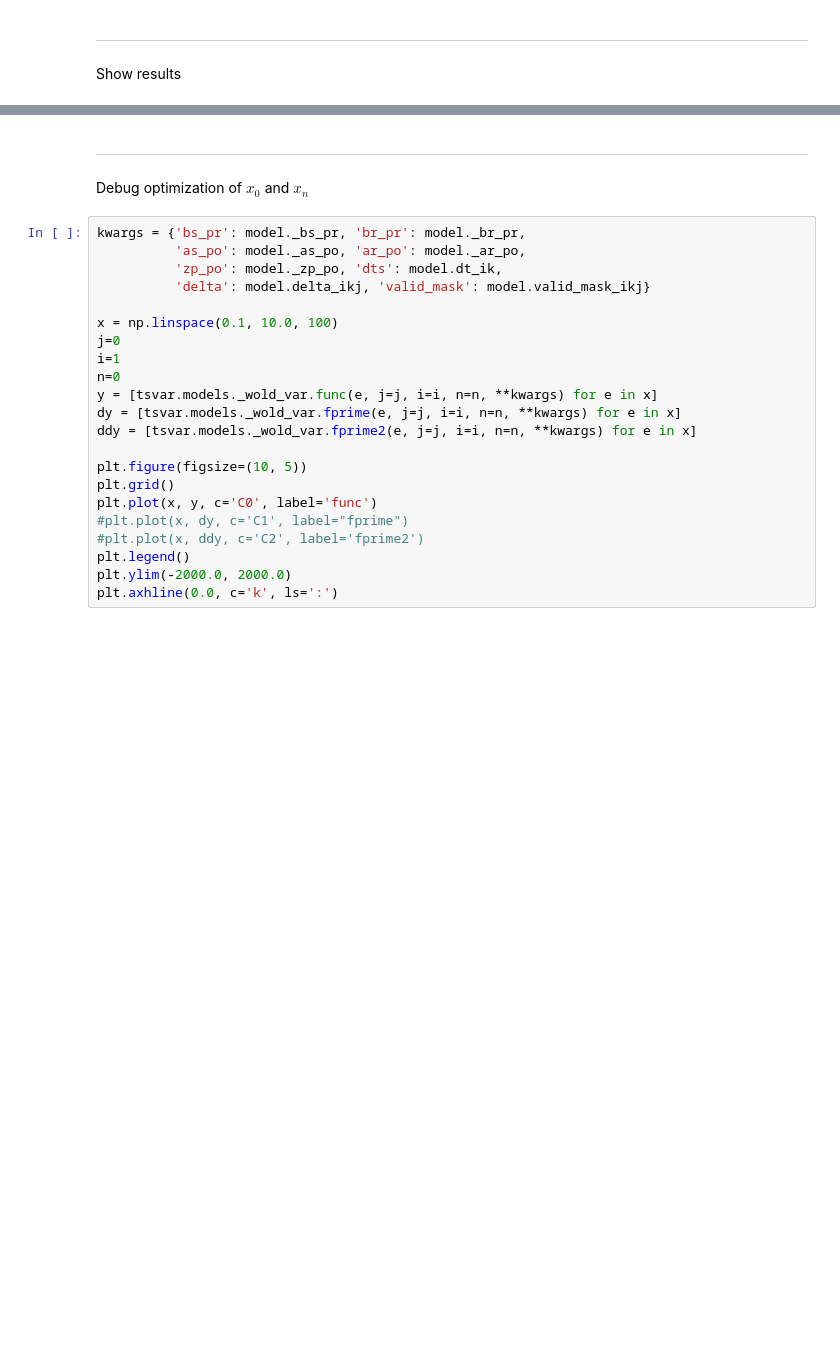
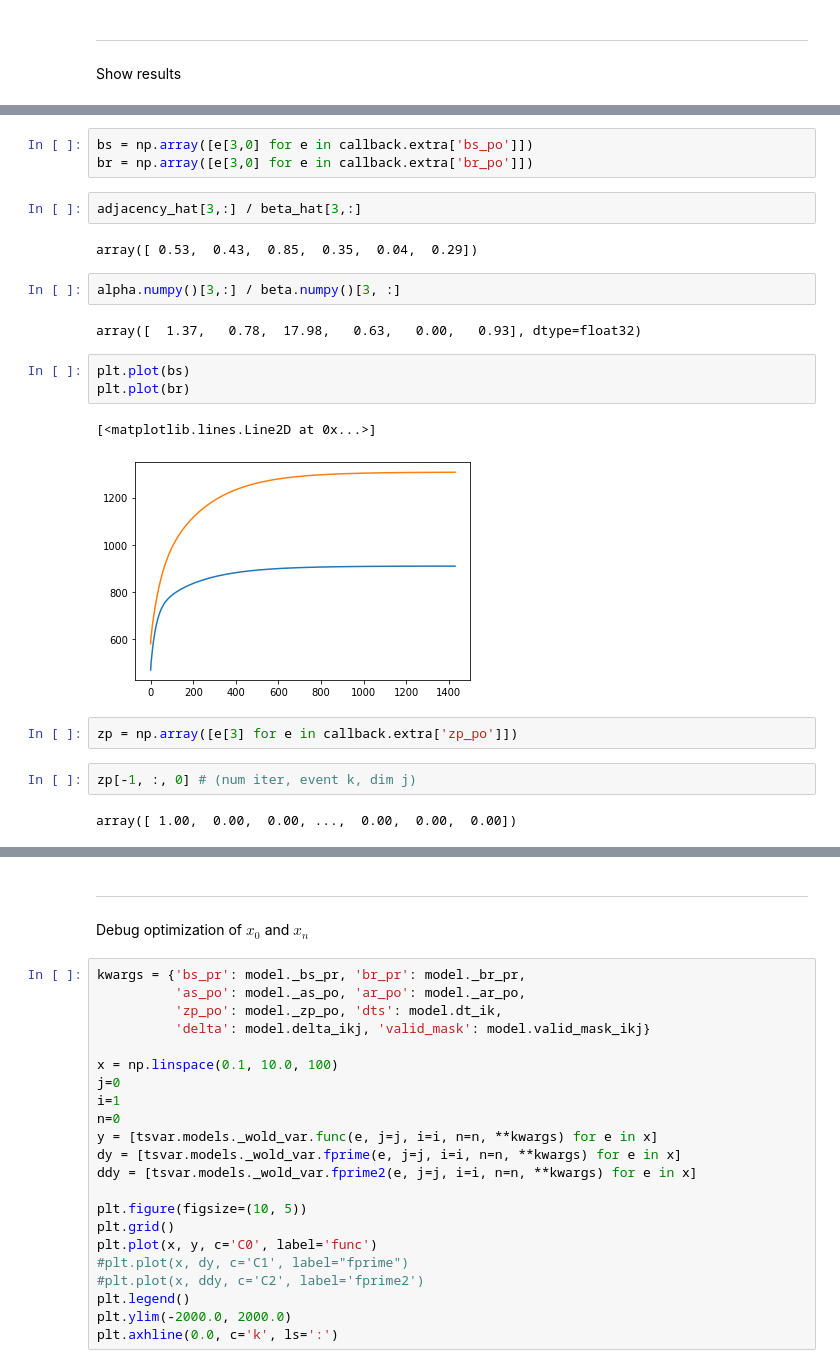
Before and after one commit to trouleau/var-wold, a Jupyter notebook: notebook/5-wt-test-WoldModelVariational-new-updates.ipynb, the cells around one changed output, grey strips where cells are left out. Saved outputs shown, nothing was run; the diff lists cells and outputs as text; blank space fills up the shorter version.

```diff
--- a/notebook/5-wt-test-WoldModelVariational-new-updates.ipynb
+++ b/notebook/5-wt-test-WoldModelVariational-new-updates.ipynb
@@ -234 +325,24 @@ max        3.870000
 dtype: float64
+# %%
+bs = np.array([e[3,0] for e in callback.extra['bs_po']])
+br = np.array([e[3,0] for e in callback.extra['br_po']])
+# %%
+adjacency_hat[3,:] / beta_hat[3,:]
+# %% [output]
+array([ 0.53,  0.43,  0.85,  0.35,  0.04,  0.29])
+# %%
+alpha.numpy()[3,:] / beta.numpy()[3, :]
+# %% [output]
+array([  1.37,   0.78,  17.98,   0.63,   0.00,   0.93], dtype=float32)
+# %%
+plt.plot(bs)
+plt.plot(br)
+# %% [output]
+[<matplotlib.lines.Line2D at 0x...>]
+[figure, added]
+# %%
+zp = np.array([e[3] for e in callback.extra['zp_po']])
+# %%
+zp[-1, :, 0] # (num iter, event k, dim j)
+# %% [output]
+array([ 1.00,  0.00,  0.00, ...,  0.00,  0.00,  0.00])
```
Also changed, not shown: parts of 24 cells of this notebook, 9 other files.
